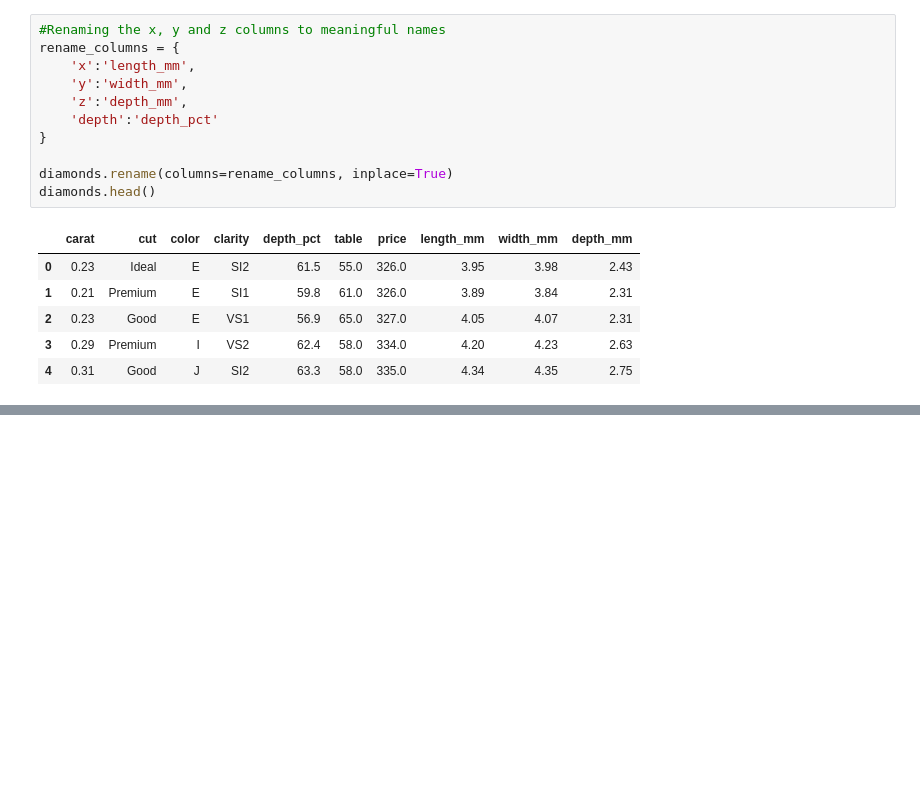
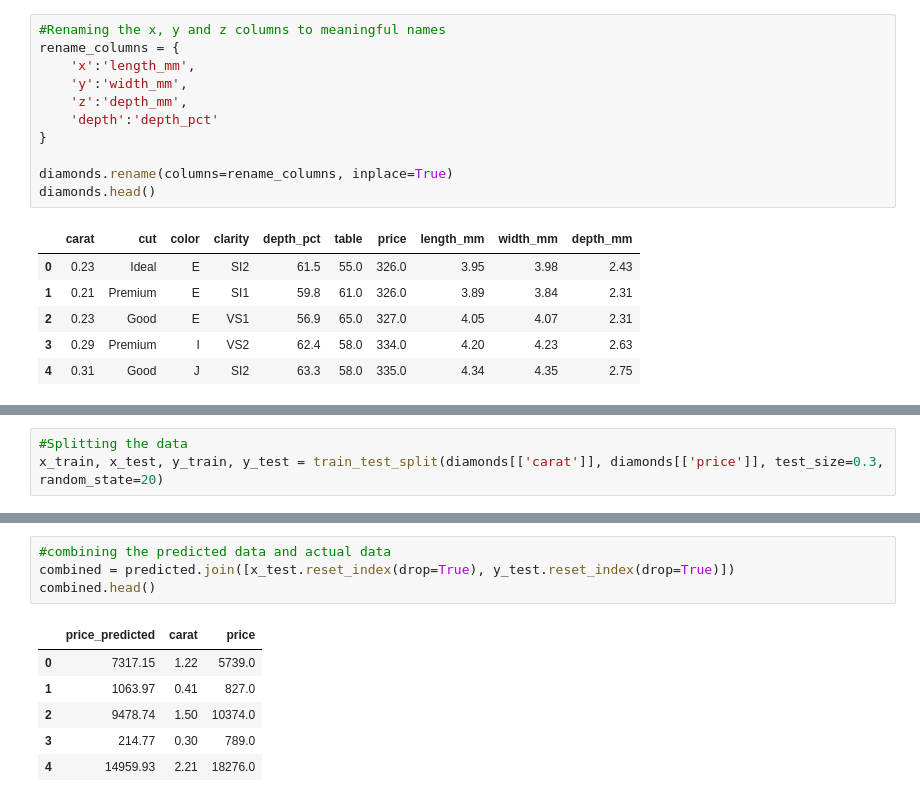
Before and after one commit to TJ-Mothokho/Diamonds-Data-Analysis, a Jupyter notebook: diamonds.ipynb, the cells around one changed output, grey strips where cells are left out. Drawn from its saved outputs; the diff is of its cells as text; blank space fills up the shorter version.

```diff
--- a/diamonds.ipynb
+++ b/diamonds.ipynb
@@ -161,0 +186,3 @@ diamonds.head()
+# %%
+#Splitting the data
+x_train, x_test, y_train, y_test = train_test_split(diamonds[['carat']], diamonds[['price']], test_size=0.3, random_state=20)
@@ -161,0 +229,11 @@ diamonds.head()
+# %%
+#combining the predicted data and actual data
+combined = predicted.join([x_test.reset_index(drop=True), y_test.reset_index(drop=True)])
+combined.head()
+# %% [output]
+|  | price_predicted | carat | price |
+| 0 | 7317.15 | 1.22 | 5739.0 |
+| 1 | 1063.97 | 0.41 | 827.0 |
+| 2 | 9478.74 | 1.50 | 10374.0 |
+| 3 | 214.77 | 0.30 | 789.0 |
+| 4 | 14959.93 | 2.21 | 18276.0 |
```
Also changed, not shown: parts of 11 cells of this notebook.
